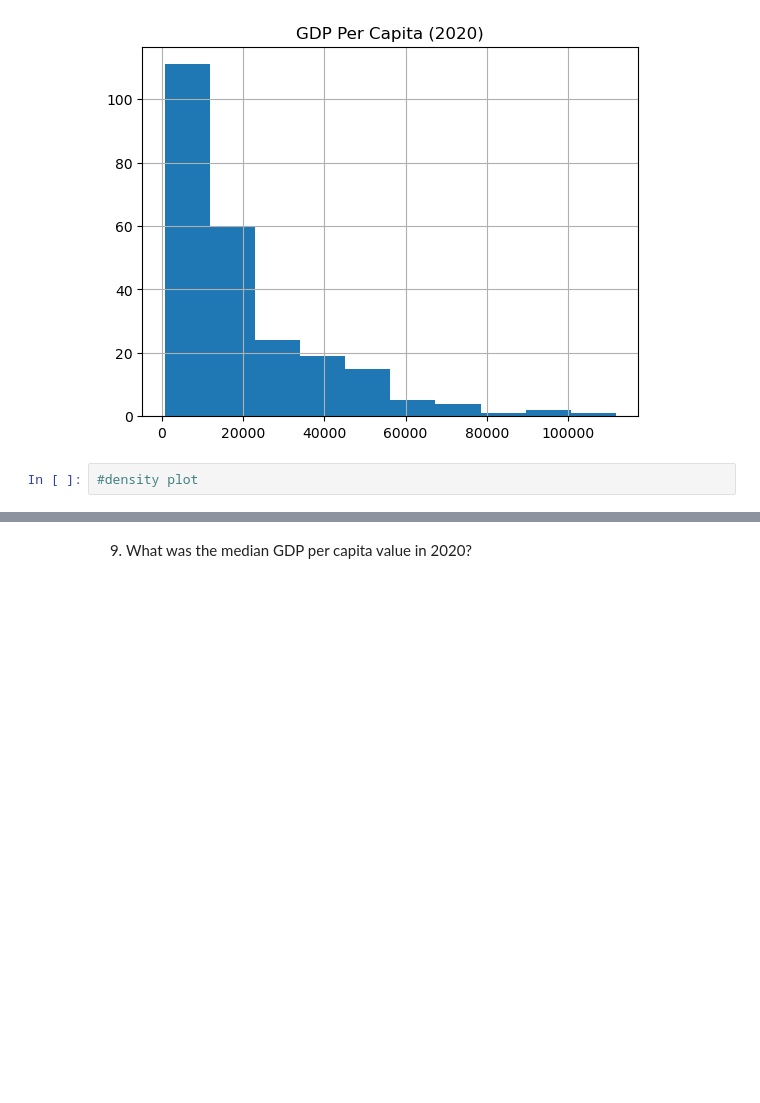
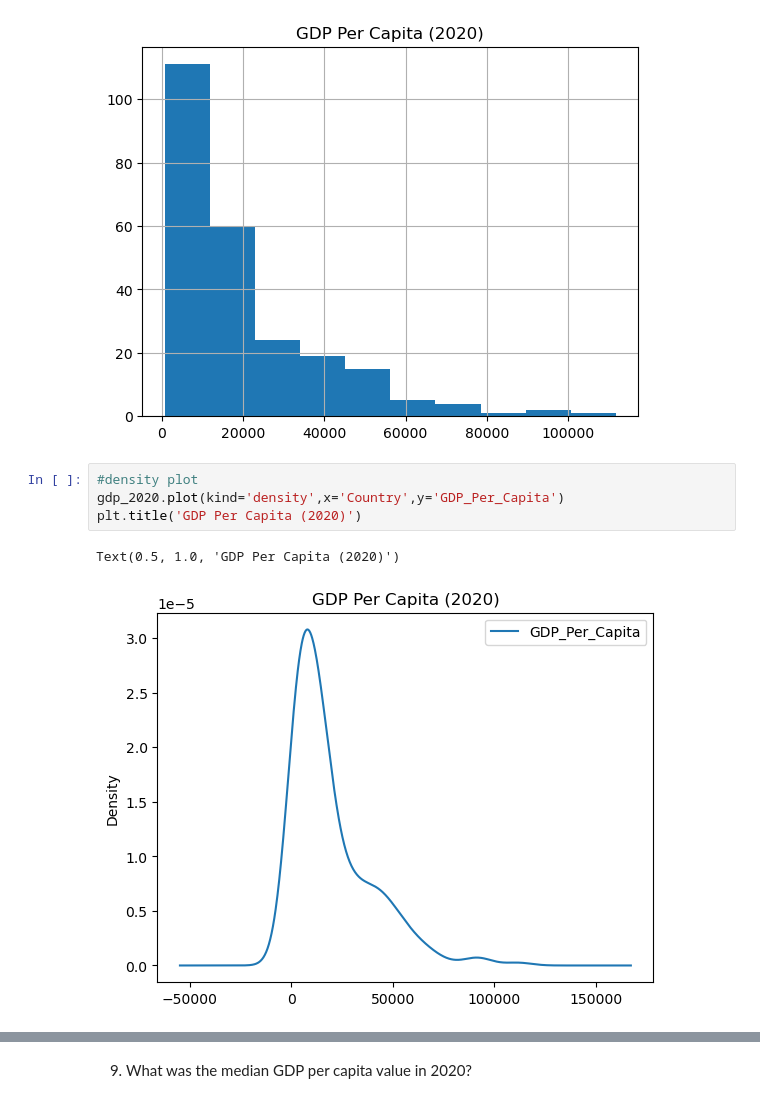
Before and after one commit to NSS-Data-Analytics-Cohort-10/gdp-and-internet-usage-emmydoore, a Jupyter notebook: notebooks/gdp-and-internet-usage.ipynb, the cells around one changed output, grey strips where cells are left out. Cells and saved outputs as stored; diff of their text form; blank space fills up the shorter version.

```diff
--- a/notebooks/gdp-and-internet-usage.ipynb
+++ b/notebooks/gdp-and-internet-usage.ipynb
@@ -149,4 +149,9 @@ plt.show()
 [figure]
 # %%
 #density plot
+gdp_2020.plot(kind='density',x='Country',y='GDP_Per_Capita')
+plt.title('GDP Per Capita (2020)')
+# %% [output]
+Text(0.5, 1.0, 'GDP Per Capita (2020)')
+[figure, added]
 # %%
```
Also changed, not shown: parts of 8 cells of this notebook.
